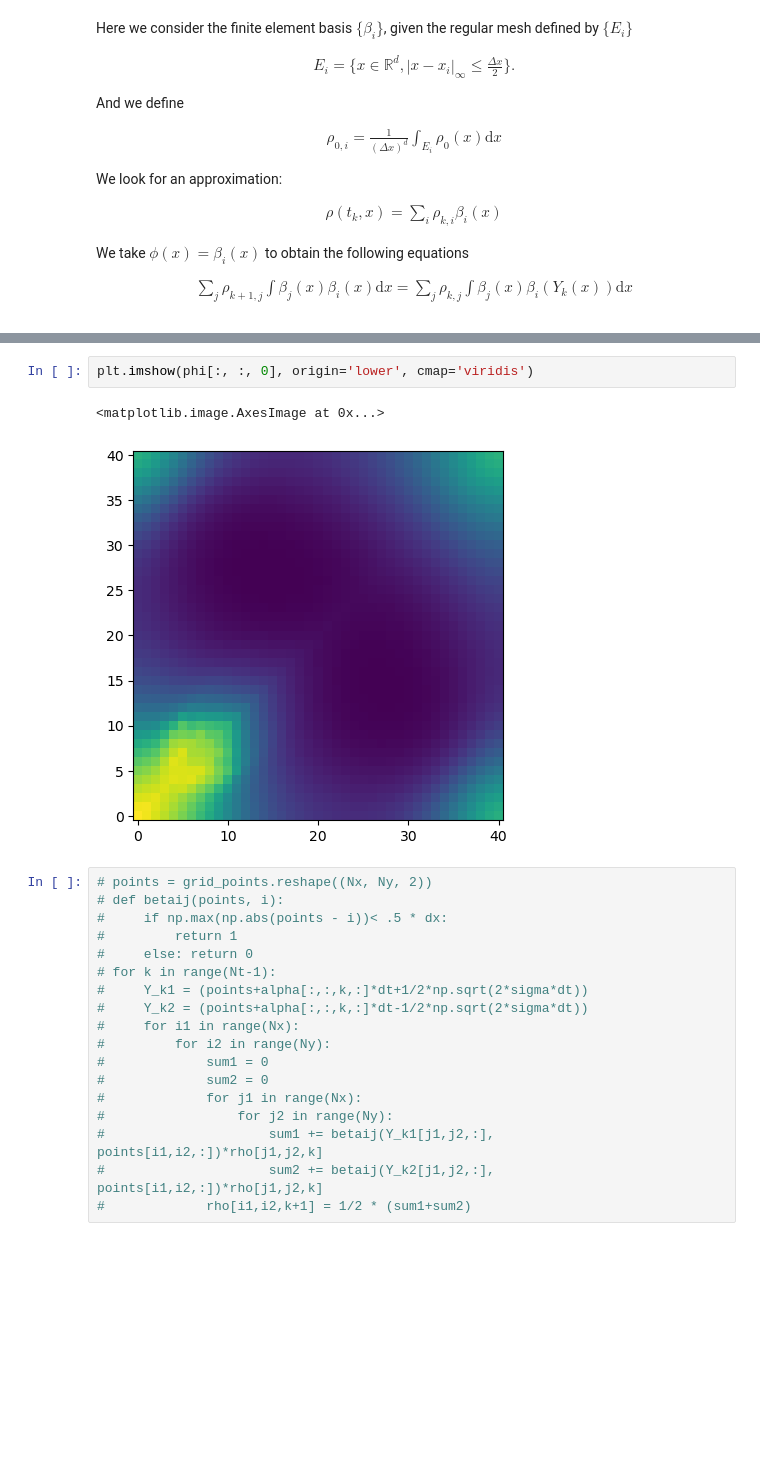
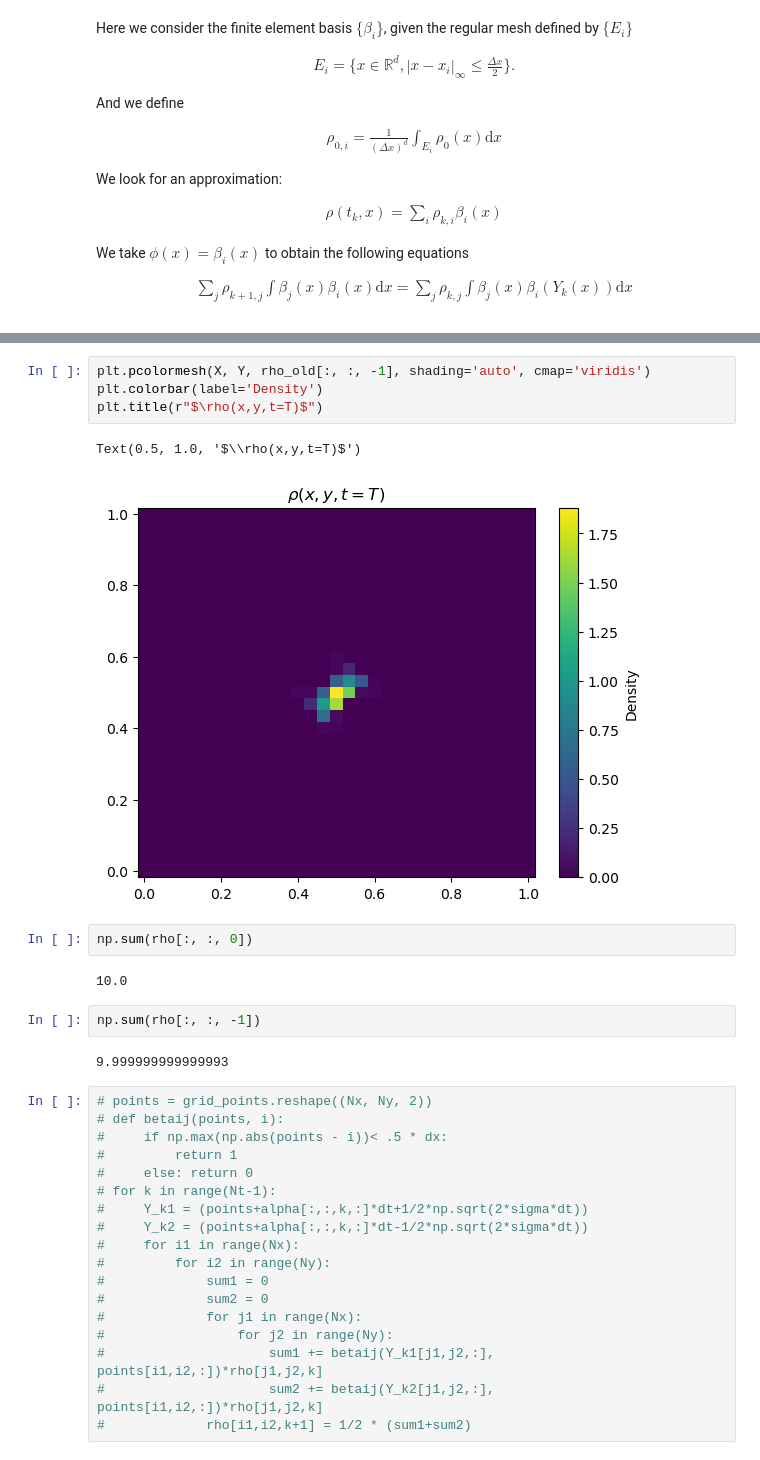
Before and after one commit to YongShen-98/Collective-Dynamics, a Jupyter notebook: limited_predictive.ipynb, the cells around one changed output, grey strips where cells are left out. Saved outputs shown, nothing was run; the diff lists cells and outputs as text; blank space fills up the shorter version.

```diff
--- a/limited_predictive.ipynb
+++ b/limited_predictive.ipynb
@@ -275,8 +309,18 @@ plt.imshow(rho[:, :, -1], origin='lower', cmap='viridis')
-# %%
-plt.imshow(phi[:, :, 0], origin='lower', cmap='viridis')
-# %% [output]
-<matplotlib.image.AxesImage at 0x...>
-[figure, removed]
+# %%
+plt.pcolormesh(X, Y, rho_old[:, :, -1], shading='auto', cmap='viridis')
+plt.colorbar(label='Density')
+plt.title(r"$\rho(x,y,t=T)$")
+# %% [output]
+Text(0.5, 1.0, '$\\rho(x,y,t=T)$')
+[figure, added]
+# %%
+np.sum(rho[:, :, 0])
+# %% [output]
+10.0
+# %%
+np.sum(rho[:, :, -1])
+# %% [output]
+9.999999999999993
 # %%
 # points = grid_points.reshape((Nx, Ny, 2))
 # def betaij(points, i):
```
Also changed, not shown: parts of 10 cells of this notebook.
